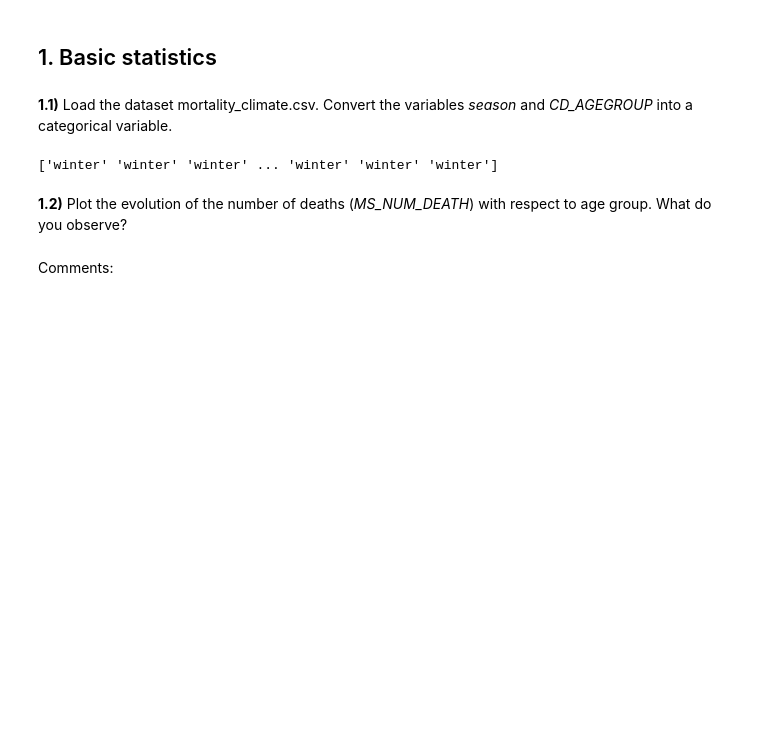
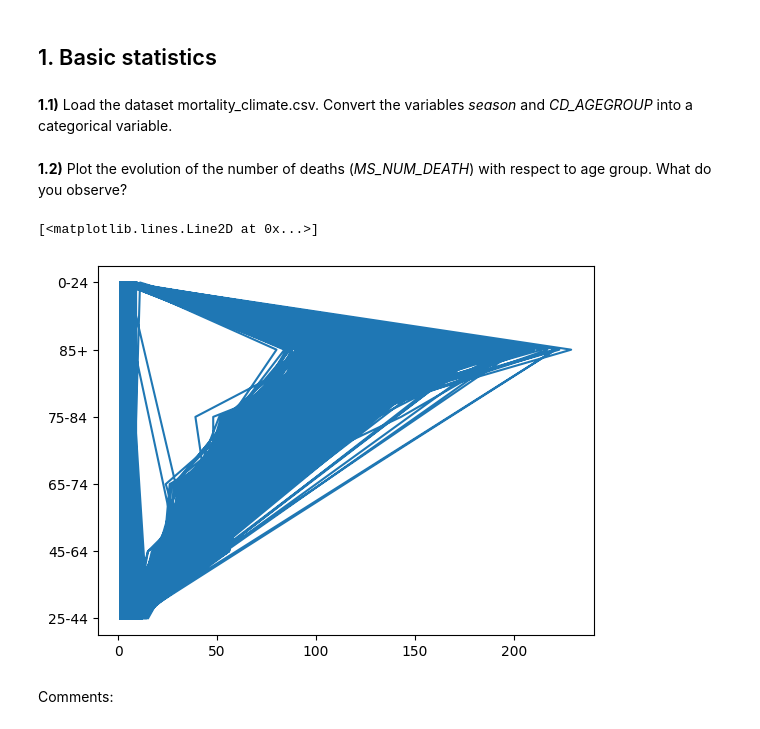
Before and after one commit to IvanGregoire/Hackathon_1, a Jupyter notebook: Hackathon_26_27.ipynb, the cells around one changed output. Drawn from its saved outputs; the diff is of its cells as text; code cells hidden in the pictures; blank space fills up the shorter version.

```diff
--- a/Hackathon_26_27.ipynb
+++ b/Hackathon_26_27.ipynb
@@ -54,13 +54,16 @@ datn = data.values
 dates = datn[:,0]
 SEASON = datn[:,1]
 CD_AGEGROUP = datn[:,2]
-DEATH = datn[:,3]
+MS_NUM_DEATH = datn[:,3]
-# %% [output]
-['winter' 'winter' 'winter' ... 'winter' 'winter' 'winter']
 # %% [markdown]
 **1.2)** Plot the evolution of the number of deaths (*MS_NUM_DEATH*) with respect to age group. What do you observe?
 # %%
 # Code here
+import matplotlib.pyplot as plt
+plt.plot(MS_NUM_DEATH,CD_AGEGROUP)
+# %% [output]
+[<matplotlib.lines.Line2D at 0x...>]
+[figure, added]
 # %% [markdown]
 Comments:
 # %% [markdown]
```
Also changed, not shown: parts of 1 cell of this notebook.
